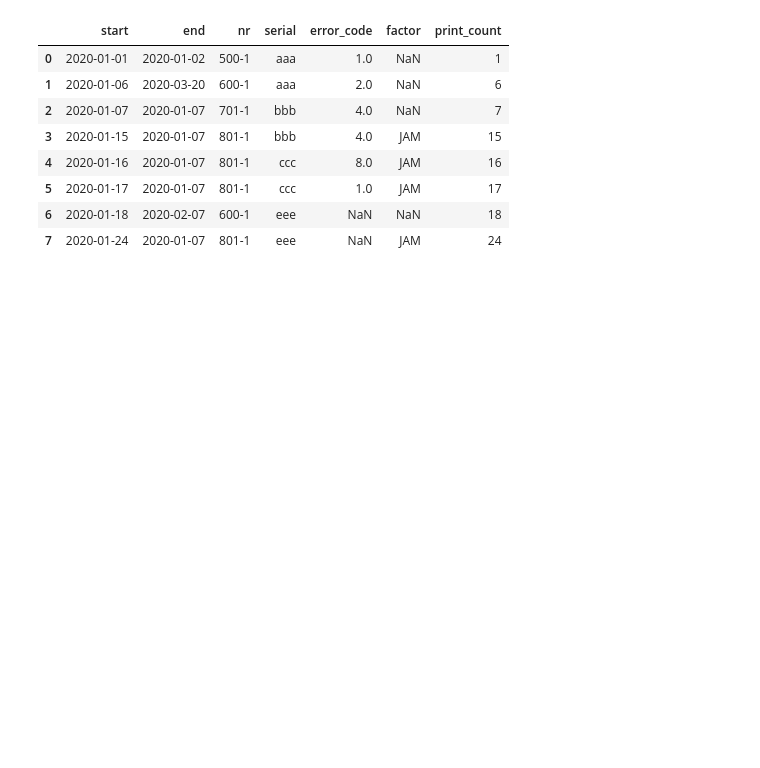
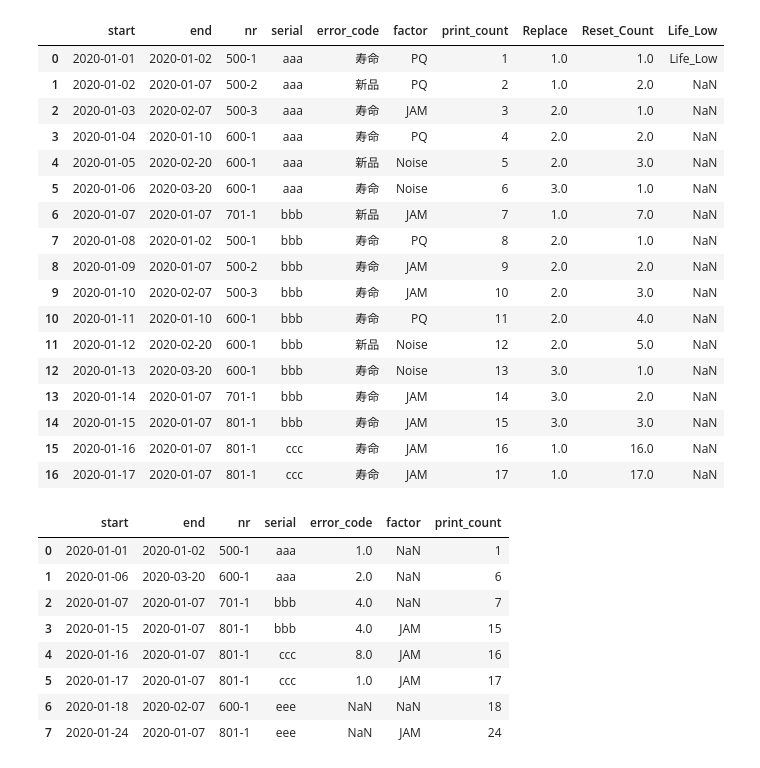
Before and after one commit to baronnavy/sample, a Jupyter notebook: sample.ipynb, the cells around one changed output. Drawn from its saved outputs; the diff is of its cells as text; code cells hidden in the pictures; blank space fills up the shorter version.

```diff
--- a/sample.ipynb
+++ b/sample.ipynb
@@ -26,3 +27,58 @@ df
+# %%
+df['Life_Low'] = df.print_count.apply(lambda x: 'Life_Low' if x<=1 else np.nan)
+# %%
+for row in range(len(df)):
+    if row == 0:
+        cycle = 1
+        count_new = 0
+        df.loc[row,'Replace'] = cycle
+        df.loc[row,'Reset_Count'] = df.loc[row,'print_count']
+    else:
+        # 同じ本体、新品以外
+        if df.loc[row,'error_code'] != '新品' and df.loc[row,'serial'] == df.loc[row-1,'serial']:
+            df.loc[row,'Replace'] = cycle
+            df.loc[row,'Reset_Count'] = df.loc[row,'print_count'] - count_new
+        # 同じ本体、新品
+        elif df.loc[row,'error_code'] == '新品' and df.loc[row,'serial'] == df.loc[row-1,'serial']:
+            df.loc[row,'Replace'] = cycle
+            df.loc[row,'Reset_Count'] = df.loc[row,'print_count'] - count_new
+            cycle += 1
+            count_new = df.loc[row,'print_count']
+        # 違う本体への切替り、新品以外
+        elif df.loc[row,'error_code'] != '新品' and df.loc[row,'serial'] != df.loc[row-1,'serial']:
+            cycle = 1
+            count_new = 0
+            df.loc[row,'Replace'] = cycle
+            df.loc[row,'Reset_Count'] = df.loc[row,'print_count'] - count_new
+        # 違う本体への切替り、新品
+        elif df.loc[row,'error_code'] == '新品' and df.loc[row,'serial'] != df.loc[row-1,'serial']:
+            cycle = 1
+            count_new = 0
+            df.loc[row,'Replace'] = cycle
+            df.loc[row,'Reset_Count'] = df.loc[row,'print_count'] - count_new
+            cycle += 1
+            count_new = df.loc[row,'print_count']
+# %%
+df
+# %% [output]
+|  | start | end | nr | serial | error_code | factor | print_count | Replace | Reset_Count | Life_Low |
+| 0 | 2020-01-01 | 2020-01-02 | 500-1 | aaa | 寿命 | PQ | 1 | 1.0 | 1.0 | Life_Low |
+| 1 | 2020-01-02 | 2020-01-07 | 500-2 | aaa | 新品 | PQ | 2 | 1.0 | 2.0 | NaN |
+| 2 | 2020-01-03 | 2020-02-07 | 500-3 | aaa | 寿命 | JAM | 3 | 2.0 | 1.0 | NaN |
+| 3 | 2020-01-04 | 2020-01-10 | 600-1 | aaa | 寿命 | PQ | 4 | 2.0 | 2.0 | NaN |
+| 4 | 2020-01-05 | 2020-02-20 | 600-1 | aaa | 新品 | Noise | 5 | 2.0 | 3.0 | NaN |
+| 5 | 2020-01-06 | 2020-03-20 | 600-1 | aaa | 寿命 | Noise | 6 | 3.0 | 1.0 | NaN |
+| 6 | 2020-01-07 | 2020-01-07 | 701-1 | bbb | 新品 | JAM | 7 | 1.0 | 7.0 | NaN |
+| 7 | 2020-01-08 | 2020-01-02 | 500-1 | bbb | 寿命 | PQ | 8 | 2.0 | 1.0 | NaN |
+| 8 | 2020-01-09 | 2020-01-07 | 500-2 | bbb | 寿命 | JAM | 9 | 2.0 | 2.0 | NaN |
+| 9 | 2020-01-10 | 2020-02-07 | 500-3 | bbb | 寿命 | JAM | 10 | 2.0 | 3.0 | NaN |
+| 10 | 2020-01-11 | 2020-01-10 | 600-1 | bbb | 寿命 | PQ | 11 | 2.0 | 4.0 | NaN |
+| 11 | 2020-01-12 | 2020-02-20 | 600-1 | bbb | 新品 | Noise | 12 | 2.0 | 5.0 | NaN |
+| 12 | 2020-01-13 | 2020-03-20 | 600-1 | bbb | 寿命 | Noise | 13 | 3.0 | 1.0 | NaN |
+| 13 | 2020-01-14 | 2020-01-07 | 701-1 | bbb | 寿命 | JAM | 14 | 3.0 | 2.0 | NaN |
+| 14 | 2020-01-15 | 2020-01-07 | 801-1 | bbb | 寿命 | JAM | 15 | 3.0 | 3.0 | NaN |
+| 15 | 2020-01-16 | 2020-01-07 | 801-1 | ccc | 寿命 | JAM | 16 | 1.0 | 16.0 | NaN |
+| 16 | 2020-01-17 | 2020-01-07 | 801-1 | ccc | 寿命 | JAM | 17 | 1.0 | 17.0 | NaN |
 # %%
 # 各デバイス毎の一番最初と最後のデータのみの日付データを作成（エラー発生なし本体の計算と、各本体のデータ取得期間確認用）
 # df_serial1 = pd.DataFrame()
```
Also changed, not shown: parts of 2 cells of this notebook.
